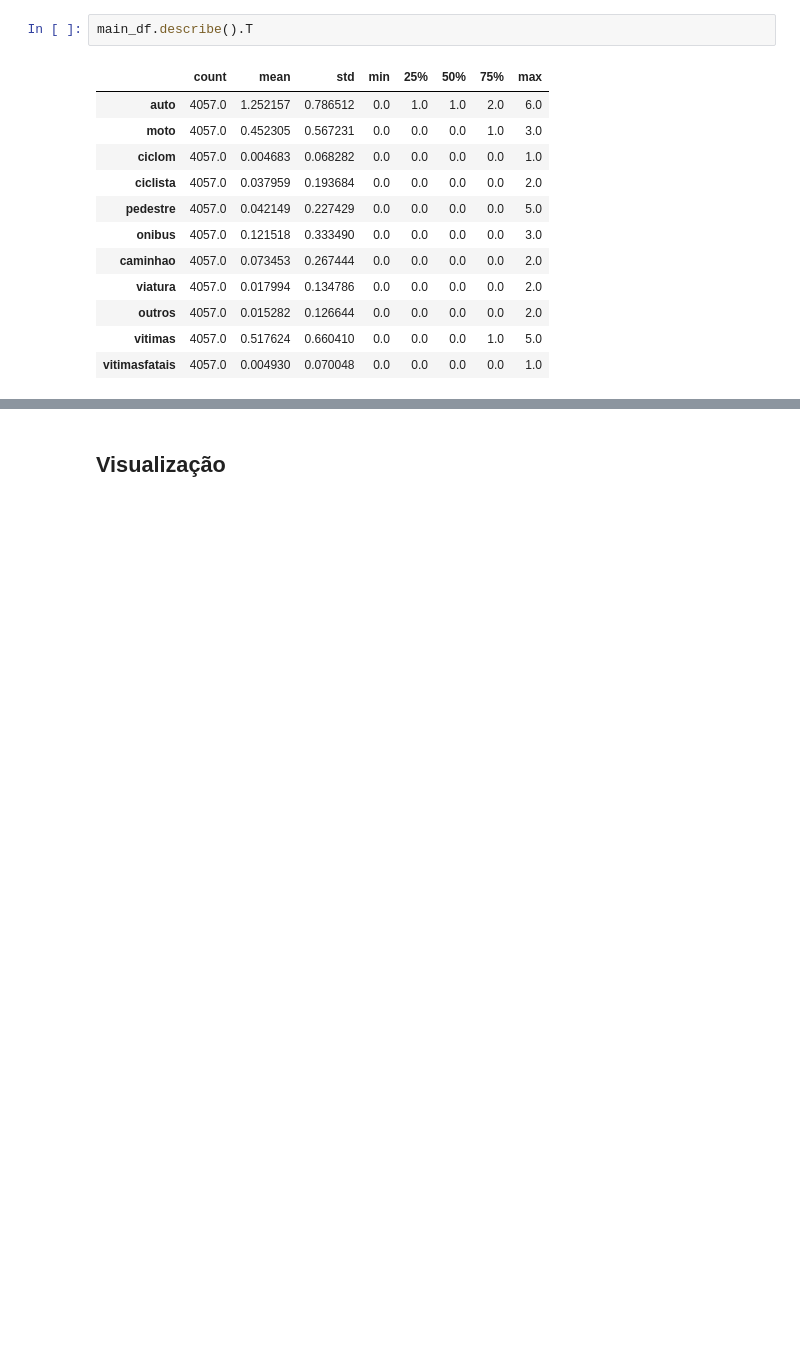
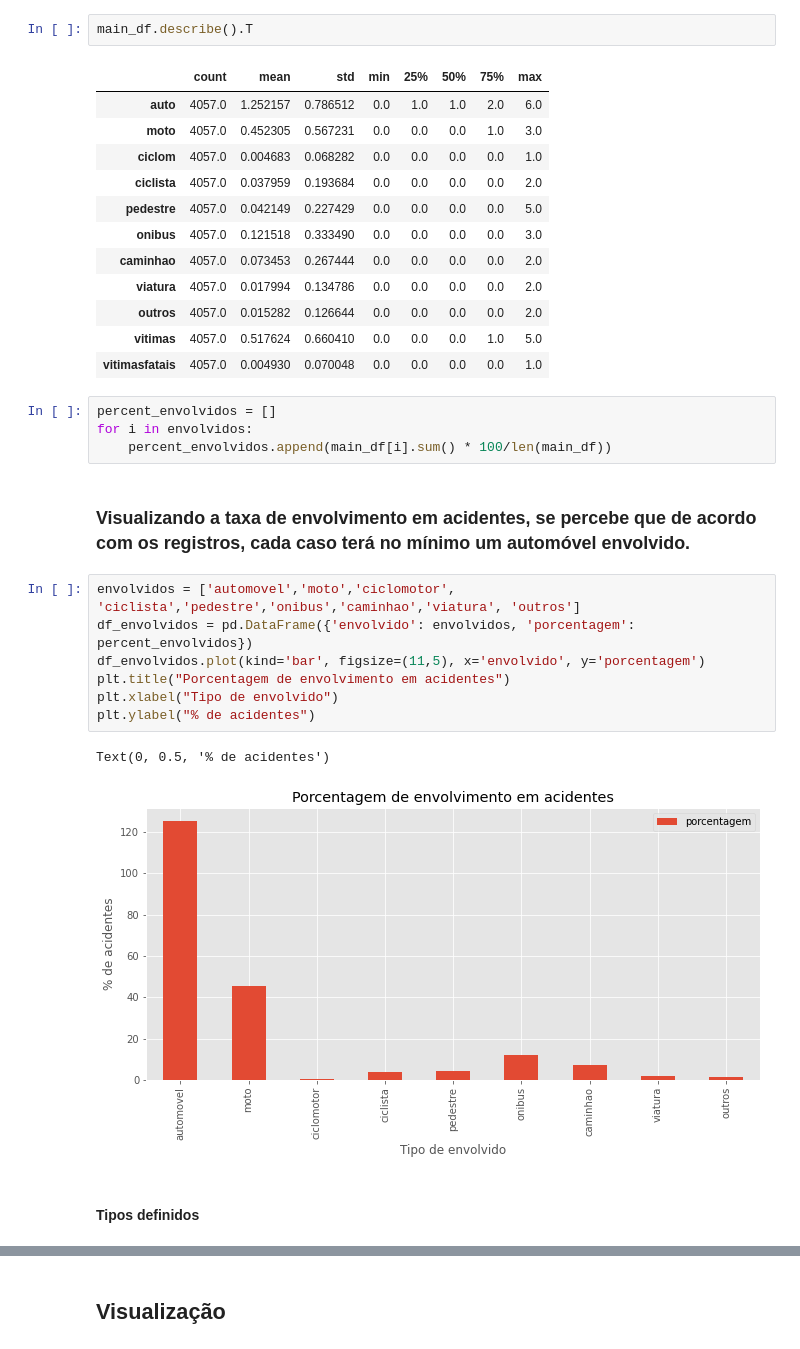
Before and after one commit to eduardoluiz7/IF697---Projeto-Ci-ncia-de-Dados, a Jupyter notebook: Projeto DataScience.ipynb, the cells around one changed output, grey strips where cells are left out. Saved outputs shown, nothing was run; the diff lists cells and outputs as text; blank space fills up the shorter version.

```diff
--- a/Projeto DataScience.ipynb
+++ b/Projeto DataScience.ipynb
@@ -395,6 +401,24 @@ main_df.describe().T
 | outros | 4057.0 | 0.015282 | 0.126644 | 0.0 | 0.0 | 0.0 | 0.0 | 2.0 |
 | vitimas | 4057.0 | 0.517624 | 0.660410 | 0.0 | 0.0 | 0.0 | 1.0 | 5.0 |
 | vitimasfatais | 4057.0 | 0.004930 | 0.070048 | 0.0 | 0.0 | 0.0 | 0.0 | 1.0 |
+# %%
+percent_envolvidos = []
+for i in envolvidos:
+    percent_envolvidos.append(main_df[i].sum() * 100/len(main_df))
+# %% [markdown]
+### Visualizando a taxa de envolvimento em acidentes, se percebe que de acordo com os registros, cada caso terá no mínimo um automóvel envolvido.
+# %%
+envolvidos = ['automovel','moto','ciclomotor', 'ciclista','pedestre','onibus','caminhao','viatura', 'outros']
+df_envolvidos = pd.DataFrame({'envolvido': envolvidos, 'porcentagem': percent_envolvidos})
+df_envolvidos.plot(kind='bar', figsize=(11,5), x='envolvido', y='porcentagem')
+plt.title("Porcentagem de envolvimento em acidentes")
+plt.xlabel("Tipo de envolvido")
+plt.ylabel("% de acidentes")
+# %% [output]
+Text(0, 0.5, '% de acidentes')
+[figure, added]
+# %% [markdown]
+#### Tipos definidos
 # %%
 main_df['mes'] = main_df['mes'].astype('category')
 main_df.dtypes
```
Also changed, not shown: parts of 25 cells of this notebook, 2 other files.
